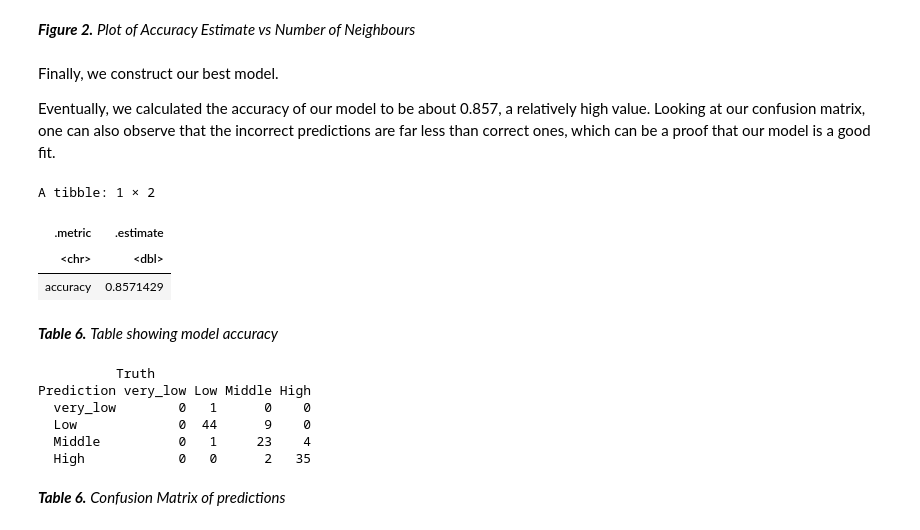
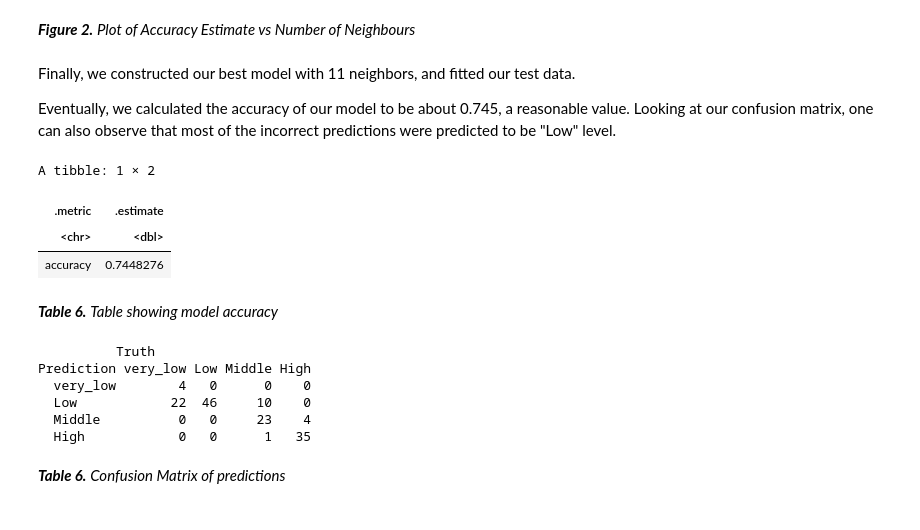
Before and after one commit to fyang1419/Group-56-Project, a Jupyter notebook: Project Report.ipynb, the cells around one changed output. Saved outputs shown, nothing was run; the diff lists cells and outputs as text; code cells hidden in the pictures.

Commit message:
Fixed level naming

```diff
--- a/Project Report.ipynb
+++ b/Project Report.ipynb
@@ -264,48 +261,46 @@ cross_val_plot
 [figure]
 # %% [markdown]
 ***Figure 2.*** *Plot of Accuracy Estimate vs Number of Neighbours*
-# %% [markdown]
-Finally, we construct our best model.
-
-Eventually, we calculated the accuracy of our model to be about 0.857, a relatively high value. Looking at our confusion matrix, one can also observe that the incorrect predictions are far less than correct ones, which can be a proof that our model is a good fit.
+# %% [markdown]
+Finally, we constructed our best model with 11 neighbors, and fitted our test data.
+
+Eventually, we calculated the accuracy of our model to be about 0.745, a reasonable value. Looking at our confusion matrix, one can also observe that most of the incorrect predictions were predicted to be "Low" level.
 # %%
-knn_best_spec <- nearest_neighbor(weight_func = "rectangular", neighbors = 5) |>
+knn_best_spec <- nearest_neighbor(weight_func = "rectangular", neighbors = 11) |>
   set_engine("kknn") |>
   set_mode("classification")
 
 fit <- workflow() |>
   add_recipe(recipe) |>
   add_model(knn_best_spec) |>
   fit(data = train_data)
 
 predictions <- predict(fit, test_data) |>
     bind_cols(test_data)
 
-#get accuracy
 acc <- predictions |>
     metrics(truth = UNS, estimate = .pred_class) |>
     select(.metric, .estimate) |>
     head(1)
 acc
 # %% [output]
 A tibble: 1 × 2
 | .metric | .estimate |
 | <chr> | <dbl> |
-| accuracy | 0.8571429 |
+| accuracy | 0.7448276 |
 # %% [markdown]
 ***Table 6.*** *Table showing model accuracy*
 # %%
-#confusion matrix
 cm <-predictions |>
-    conf_mat(truth = UNS, estimate = .pred_class) #confusion matrix
+    conf_mat(truth = UNS, estimate = .pred_class)
 cm
 # %% [output]
           Truth
 Prediction very_low Low Middle High
-  very_low        0   1      0    0
-  Low             0  44      9    0
-  Middle          0   1     23    4
-  High            0   0      2   35
+  very_low        4   0      0    0
+  Low            22  46     10    0
+  Middle          0   0     23    4
+  High            0   0      1   35
 # %% [markdown]
 ***Table 6.*** *Confusion Matrix of predictions*
 # %% [markdown]
```
Also changed, not shown: parts of 12 cells of this notebook.
